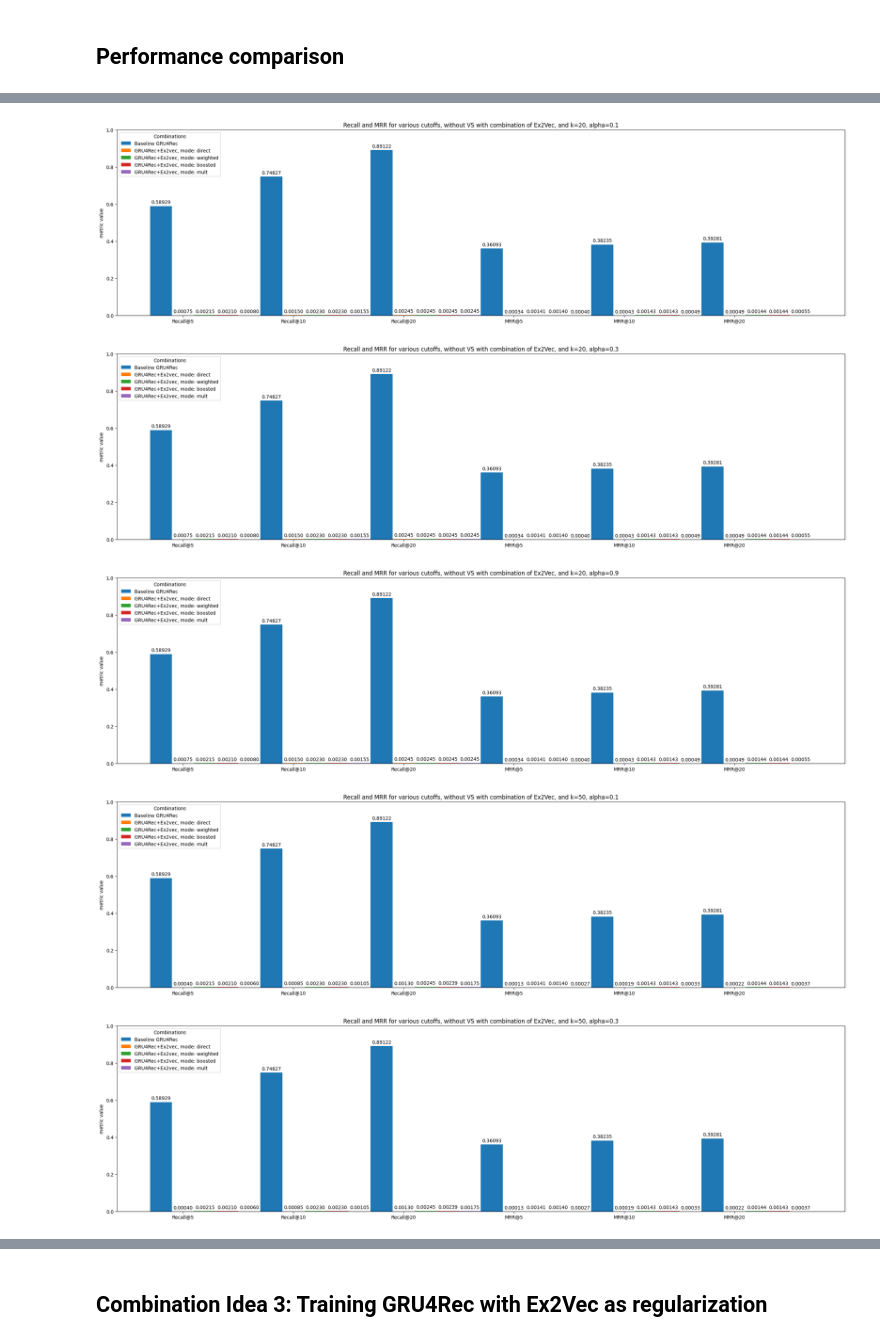
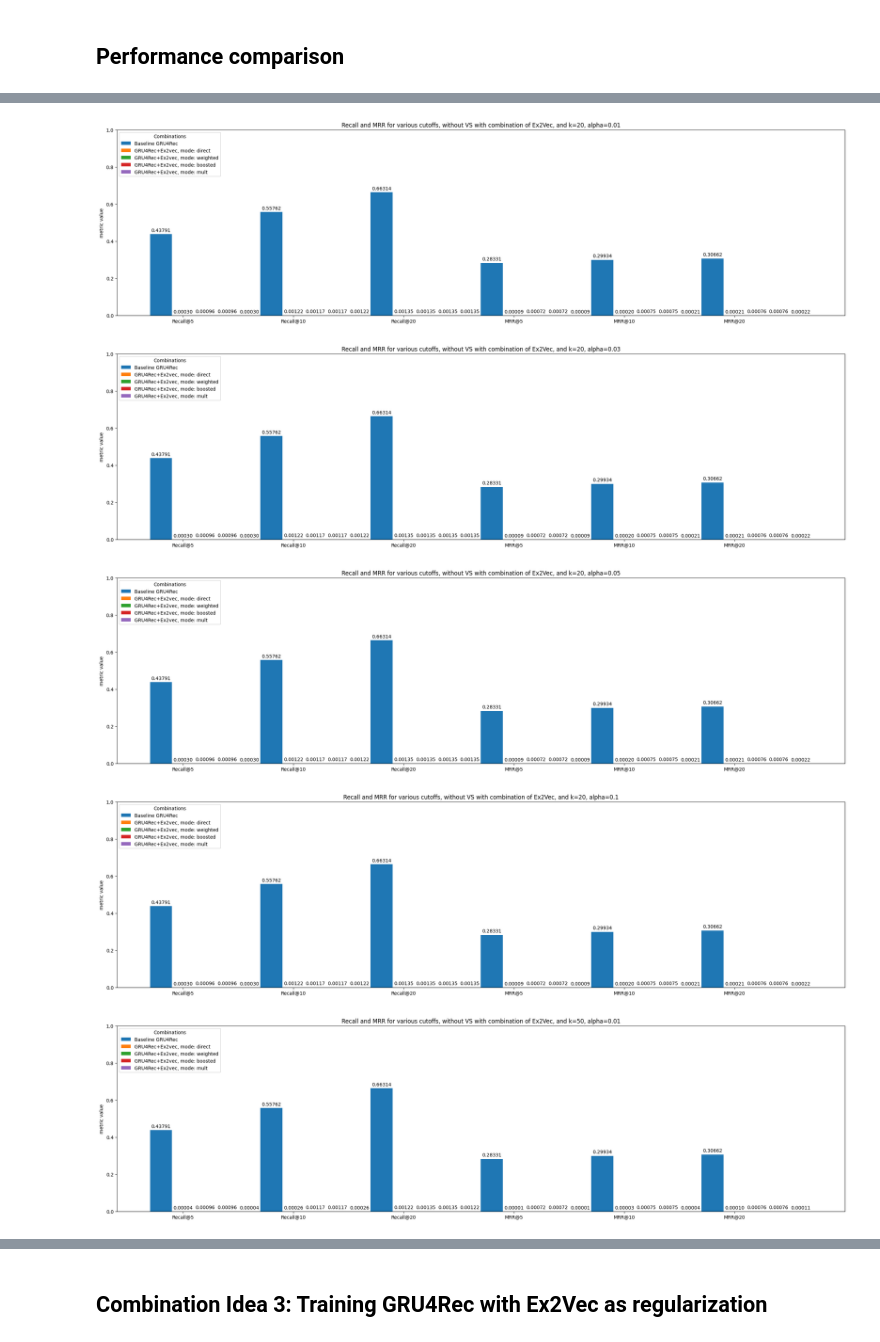
Before and after one commit to Laura-Legat/Practical-Work-AI, a Jupyter notebook: Practical_work_final.ipynb, the cells around one changed output, grey strips where cells are left out. Drawn from its saved outputs; the diff is of its cells as text; code cells hidden in the pictures.

```diff
--- a/Practical_work_final.ipynb
+++ b/Practical_work_final.ipynb
@@ -450,6 +270,6 @@ Ex2Vec(
 ## Loading GRU4Rec for inference
 # %%
 # load current best GRU4Rec model and put it into eval mode for inference
-gru4rec_path = '/content/drive/MyDrive/JKU/practical_work/Practical-Work-AI/models/GRU4Rec_bestparams_SM_DEL.pt'
+gru4rec_path = '/content/drive/MyDrive/JKU/practical_work/Practical-Work-AI/GRU4Rec_Fork/chckpts/GRU4Rec_chckpts_Epoch_8_loss0.524467.pt'
 gru = torch.load(gru4rec_path)
 gru.model.eval()
@@ -474,3 +282,13 @@ test_data = pd.read_csv(test_data_path, sep=',', converters={"relational_interva
 n_unique_users = test_data['userId'].nunique()
 # %% [markdown]
 ## Performance comparison
+# %%
+# prepare variables for results tables and experiments
+ex2vec_model_name = os.path.basename(config['pretrain_dir']).split('.pt')[0]
+gru4rec_model_name = os.path.basename(gru4rec_path).split('.pt')[0]
+
+# comparison parameters
+batch_size = 2048 # 1000-2000 or higher
+topk_list = [20, 50, 100] # set different k for top-k experiments
+alpha_list = [0.01, 0.03, 0.05, 0.1] # set different alpha's for experiment (alpha = tradeoff between the models)
+cutoff = [5, 10, 20] # cutoffs for mrr and recall
@@ -477,12 +297,6 @@ n_unique_users = test_data['userId'].nunique()
 # %%
-# prepare variables for results tables and experiments
-ex2vec_model_name = os.path.basename(config['pretrain_dir']).split('.pt')[0]
-gru4rec_model_name = os.path.basename(gru4rec_path).split('.pt')[0]
-BATCH_SIZE = 50
-
 # inference run without combination
-cutoff = [5, 10, 20]
-eval_res = batch_eval(gru=gru, test_data=test_data, cutoff=cutoff, batch_size=BATCH_SIZE, ex2vec=ex2vec_pre.model)
+eval_res = batch_eval(gru=gru, test_data=test_data, cutoff=cutoff, ex2vec=ex2vec_pre.model)
 
 baseline_recalls = ''
 baseline_mrrs = ''
@@ -515,13 +314,11 @@ Recall@20: 0.891223 MRR@20: 0.392809
 # %%
 #import evaluation
-combination_path = '/content/drive/MyDrive/JKU/practical_work/Practical-Work-AI/results/score_combination_DEL.csv'
+combination_path = '/content/drive/MyDrive/JKU/practical_work/Practical-Work-AI/results/score_combination.csv'
 combination_modes = ['direct', 'weighted', 'boosted', 'mult']
-topk_list = [20, 50, 100] # set different k for top-k experiments
-alpha_list = [0.1, 0.3, 0.9] # set different alpha's for experiment (alpha = tradeoff between the models), 0.003
 
 for topk in topk_list:
     for combination_mode in combination_modes:
-        eval_res = batch_eval(gru=gru, test_data=test_data, cutoff=cutoff, batch_size=BATCH_SIZE, ex2vec=ex2vec_pre.model, combination=combination_mode, k=topk, alpha_list=alpha_list)
+        eval_res = batch_eval(gru=gru, test_data=test_data, cutoff=cutoff, ex2vec=ex2vec_pre.model, combination=combination_mode, k=topk, alpha_list=alpha_list)
 
         for i, alpha in enumerate(alpha_list):
             recalls = ''
@@ -536,7 +333,7 @@ for topk in topk_list:
                 'gru4rec_model': gru4rec_model_name,
                 'ex2vec_model': ex2vec_model_name,
                 'seq_len': 50,
-                'batch_size': BATCH_SIZE,
+                'batch_size': batch_size,
                 'combination_mode':combination_mode,
                 'alpha': alpha,
                 'k':topk,
@@ -576,7 +372,7 @@ KeyboardInterrupt:
 # for each k and alpha, print the performance bar plots
 for topk in topk_list:
     for alpha in alpha_list:
-        score_comb_df = pd.read_csv('/content/drive/MyDrive/JKU/practical_work/Practical-Work-AI/results/score_combination_DEL.csv')
+        score_comb_df = pd.read_csv('/content/drive/MyDrive/JKU/practical_work/Practical-Work-AI/results/score_combination.csv')
         gru4rec_rows = score_comb_df[score_comb_df['k'] == topk] # filter out rows for a certain k
 
         # x axis values
@@ -589,35 +385,35 @@ for topk in topk_list:
             baseline_recall_vals = [float(recall.split('=')[1]) for recall in baseline_recalls.split(',')]
             baseline_mrr_vals = [float(mrr.split('=')[1]) for mrr in baseline_mrrs.split(',')]
             metrics_before = baseline_recall_vals + baseline_mrr_vals
 
             recall_vals = [float(recall.split('=')[1]) for recall in recalls.split(',')]
             mrr_vals = [float(mrr.split('=')[1]) for mrr in mrrs.split(',')]
             metrics_after = recall_vals + mrr_vals
 
             # add all before and after metrics to dict as tuples
             metrics_dict["Baseline GRU4Rec"] = tuple(metrics_before)
             metrics_dict[f"GRU4Rec+Ex2vec, mode: {combination_mode}"] = tuple(metrics_after)
 
         width = 0.2
         multiplier = 0
         fig, ax = plt.subplots(figsize=(22,6), layout='constrained')
 
         for k,v in metrics_dict.items():
             offset = width * multiplier
             rects = ax.bar(x + offset, v, width, label=k)
             ax.bar_label(rects, labels=[f"{va:.5f}" for va in v], padding=3)
             multiplier += 1
 
         ax.set_ylabel('metric value')
         ax.set_title(f'Recall and MRR for various cutoffs, without VS with combination of Ex2Vec, and k={topk}, alpha={alpha}')
         ax.set_xticks(x + width, gru4rec_combi_metrics)
         ax.legend(title='Combinations', loc='upper left', ncols=1)
         ax.set_ylim(0, 1)
 
         plt.show()
 # %% [output]
-[figure, old version]
+[figure, new version]
-[figure, old version]
+[figure, new version]
-[figure, old version]
+[figure, new version]
-[figure, old version]
+[figure, new version]
-[figure, old version]
+[figure, new version]
```
Also changed, not shown: parts of 28 cells of this notebook.
